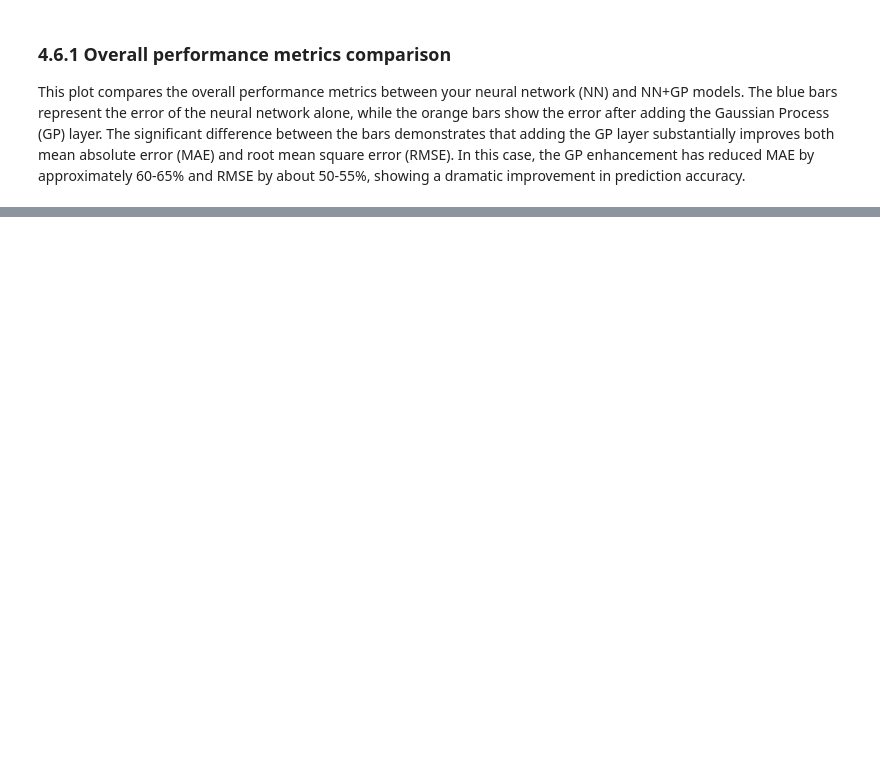
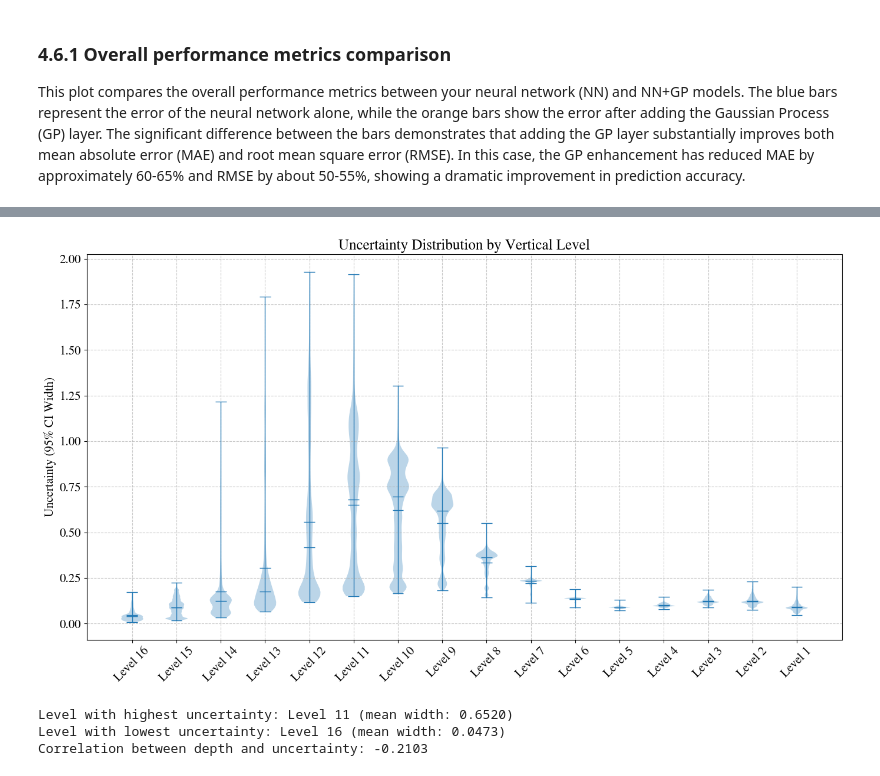
Before and after one commit to JuanPalaciosGodoy/climate-ml-project2-parametrization-group2, a Jupyter notebook: Group-2/Project2-Parameterization/notebooks/Project2_FinalNotebook.ipynb, the cells around one changed output, grey strips where cells are left out. Saved outputs shown, nothing was run; the diff lists cells and outputs as text; code cells hidden in the pictures; blank space fills up the shorter version.

```diff
--- a/Group-2/Project2-Parameterization/notebooks/Project2_FinalNotebook.ipynb
+++ b/Group-2/Project2-Parameterization/notebooks/Project2_FinalNotebook.ipynb
@@ -557,0 +610,7 @@ NameError: name 'results' is not defined
+# %%
+plot_uncertainty_distribution(results)
+# %% [output]
+[figure, added]
+Level with highest uncertainty: Level 11 (mean width: 0.6520)
+Level with lowest uncertainty: Level 16 (mean width: 0.0473)
+Correlation between depth and uncertainty: -0.2103
```
Also changed, not shown: parts of 45 cells of this notebook, 1 other file.
